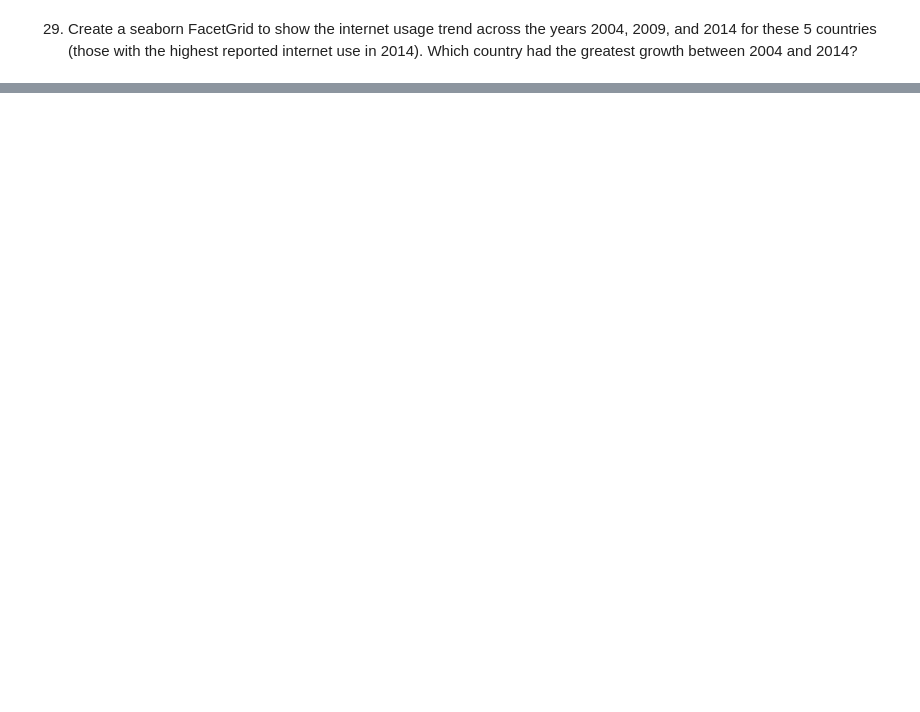
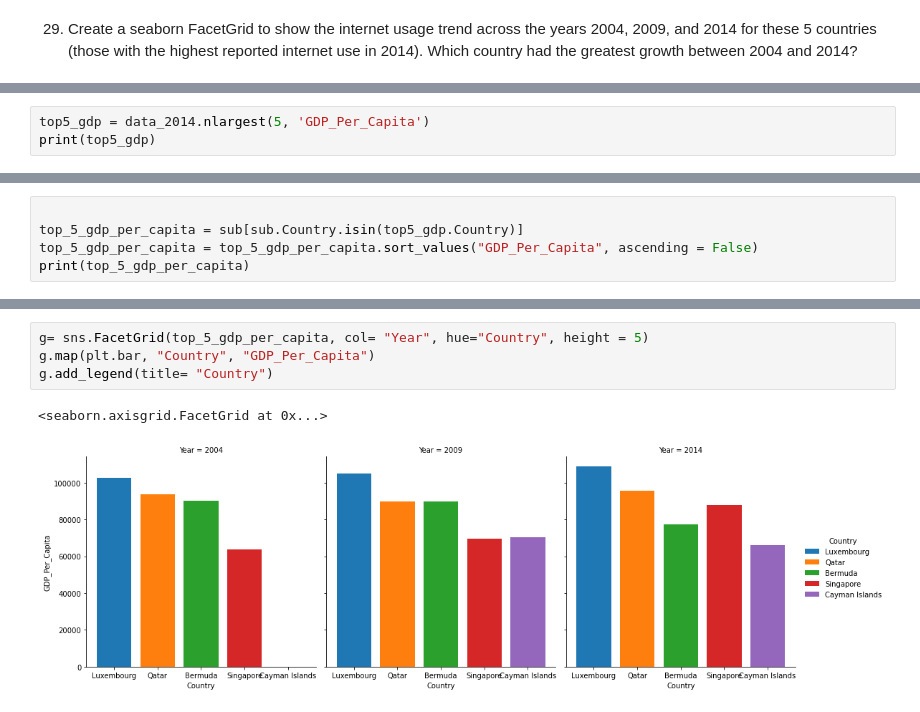
Before and after one commit to JasonCarless/gdp-and-internet-usage-JasonCarless, a Jupyter notebook: Notebook/notebook.ipynb, the cells around one changed output, grey strips where cells are left out. Saved outputs shown, nothing was run; the diff lists cells and outputs as text; blank space fills up the shorter version.

```diff
--- a/Notebook/notebook.ipynb
+++ b/Notebook/notebook.ipynb
@@ -356,0 +405,3 @@ print(top_5_internet)
+# %%
+top5_gdp = data_2014.nlargest(5, 'GDP_Per_Capita')
+print(top5_gdp)
@@ -356,0 +422,5 @@ print(top_5_internet)
+# %%
+
+top_5_gdp_per_capita = sub[sub.Country.isin(top5_gdp.Country)]
+top_5_gdp_per_capita = top_5_gdp_per_capita.sort_values("GDP_Per_Capita", ascending = False)
+print(top_5_gdp_per_capita)
@@ -356,0 +445,7 @@ print(top_5_internet)
+# %%
+g= sns.FacetGrid(top_5_gdp_per_capita, col= "Year", hue="Country", height = 5)
+g.map(plt.bar, "Country", "GDP_Per_Capita")
+g.add_legend(title= "Country")
+# %% [output]
+<seaborn.axisgrid.FacetGrid at 0x...>
+[figure, added]
```
Also changed, not shown: parts of 9 cells of this notebook.
